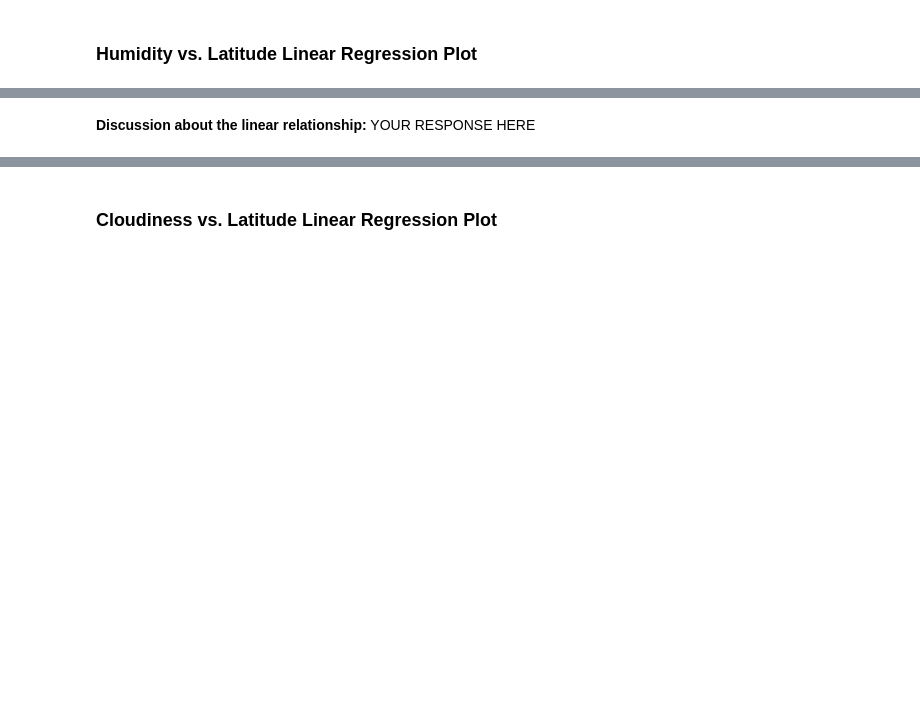
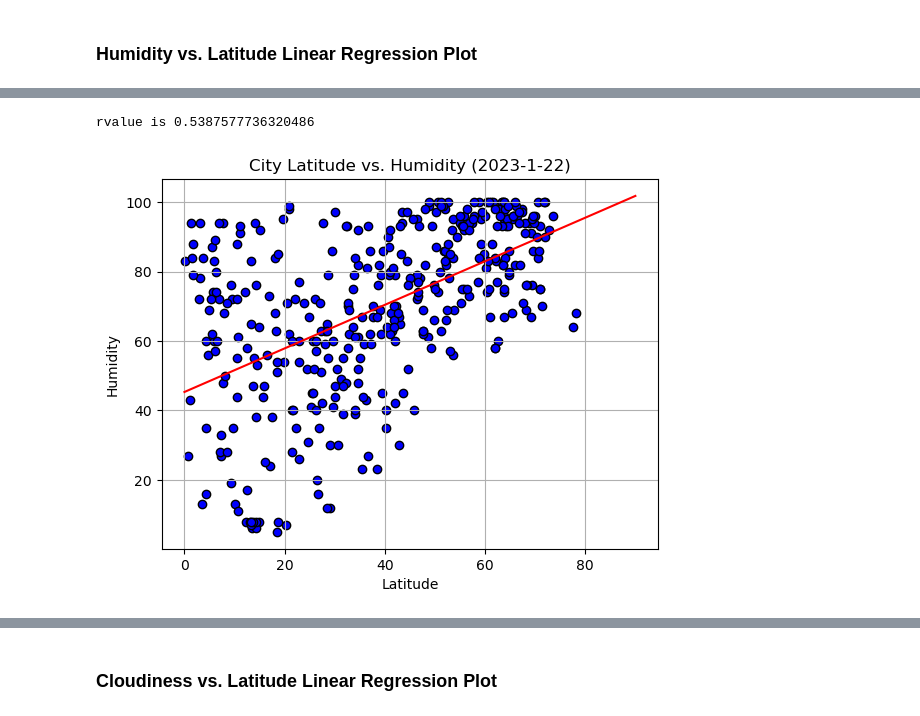
Before and after one commit to neginkanani/python_api_challenge, a Jupyter notebook: WeatherPy/WeatherPy.ipynb, the cells around one changed output, grey strips where cells are left out. Cells and saved outputs as stored; diff of their text form; code cells hidden in the pictures; blank space fills up the shorter version.

```diff
--- a/WeatherPy/WeatherPy.ipynb
+++ b/WeatherPy/WeatherPy.ipynb
@@ -364,2 +395,24 @@ The r-value is: 0.0002808747046324607
-# %% [markdown]
-**Discussion about the linear relationship:** YOUR RESPONSE HERE
+# %%
+# Northern Hemisphere
+# Linear regression on Northern Hemisphere
+
+regression_analysis = lineregress(northern_hemi_df["Lat"], northern_hemi_df["Humidity"])
+regression_analysis_df = regression_analysis [1]
+
+x_axis= np.arange(0,100,10)
+regress_value = regression_analysis_df["slope"][0] * x_axis + regression_analysis_df["intercept"][0]
+
+plt.scatter(x=northern_hemi_df["Lat"], y= northern_hemi_df["Humidity"], facecolor="b", edgecolors="black")
+plt.plot(x_axis, regress_value, c="r")
+line_eq = "y=" + str(round(regression_analysis_df["slope"][0],2)) + "x +" + str(round(regression_analysis_df["intercept"][0],2))
+plt.annotate(line_eq,(0,-20),fontsize=15,color="red")
+plt.xlabel("Latitude")
+plt.ylabel("Humidity")
+plt.title("City Latitude vs. Humidity (2023-1-22)")
+plt.grid()
+
+# Save the figure
+plt.savefig("output/Fig7.png")
+# %% [output]
+rvalue is 0.5387577736320486
+[figure, added]
```
Also changed, not shown: parts of 35 cells of this notebook, 14 other files.
